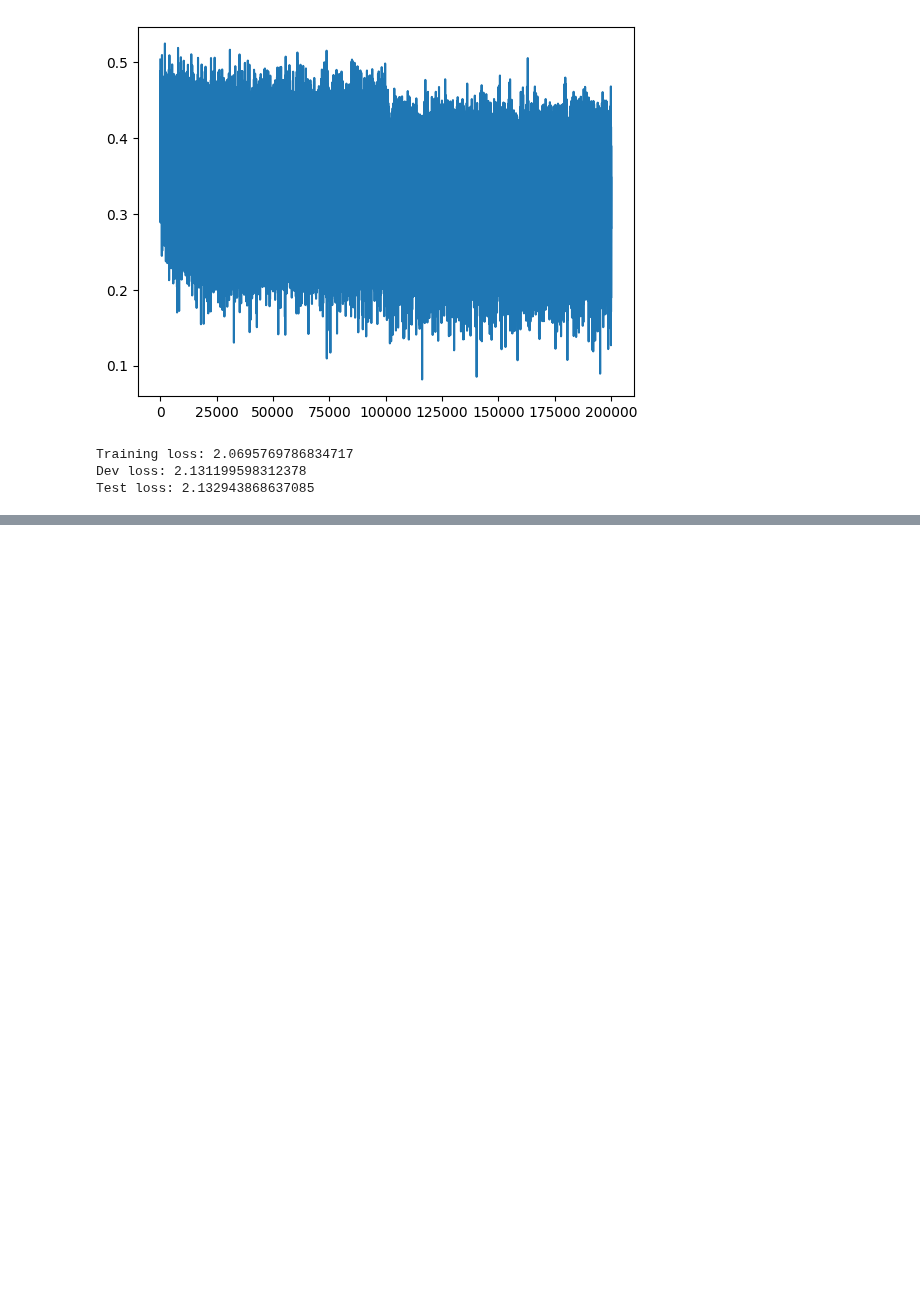
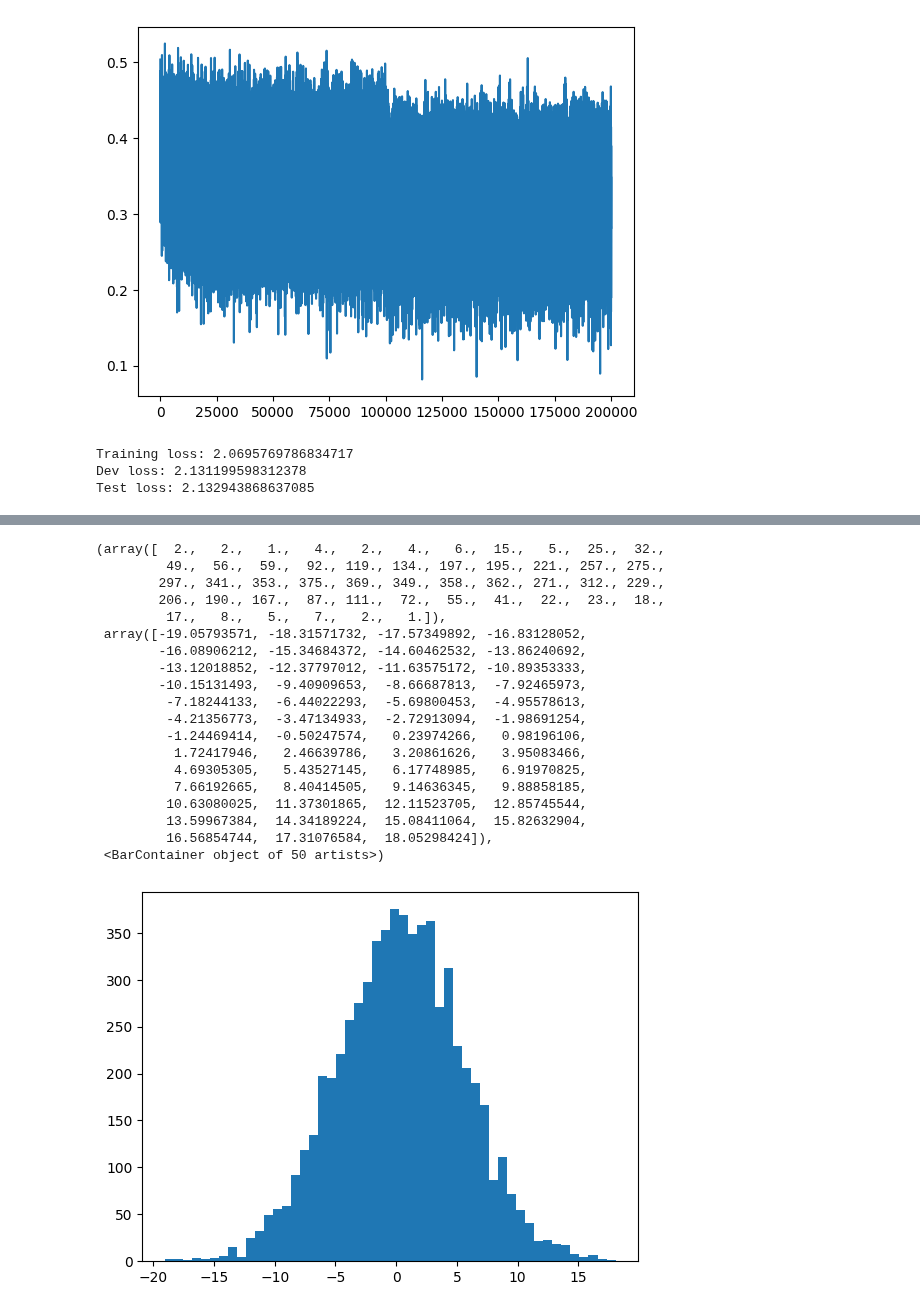
Before and after one commit to dominiksakic/zero_to_hero, a Jupyter notebook: basics_04_activations_and_gradient.ipynb, the cells around one changed output, grey strips where cells are left out. Saved outputs shown, nothing was run; the diff lists cells and outputs as text; code cells hidden in the pictures; blank space fills up the shorter version.

```diff
--- a/basics_04_activations_and_gradient.ipynb
+++ b/basics_04_activations_and_gradient.ipynb
@@ -280,0 +353,23 @@ Test loss: 2.132943868637085
+# %%
+plt.hist(hpreact.view(-1).tolist(), 50)
+# %% [output]
+(array([  2.,   2.,   1.,   4.,   2.,   4.,   6.,  15.,   5.,  25.,  32.,
+         49.,  56.,  59.,  92., 119., 134., 197., 195., 221., 257., 275.,
+        297., 341., 353., 375., 369., 349., 358., 362., 271., 312., 229.,
+        206., 190., 167.,  87., 111.,  72.,  55.,  41.,  22.,  23.,  18.,
+         17.,   8.,   5.,   7.,   2.,   1.]),
+ array([-19.05793571, -18.31571732, -17.57349892, -16.83128052,
+        -16.08906212, -15.34684372, -14.60462532, -13.86240692,
+        -13.12018852, -12.37797012, -11.63575172, -10.89353333,
+        -10.15131493,  -9.40909653,  -8.66687813,  -7.92465973,
+         -7.18244133,  -6.44022293,  -5.69800453,  -4.95578613,
+         -4.21356773,  -3.47134933,  -2.72913094,  -1.98691254,
+         -1.24469414,  -0.50247574,   0.23974266,   0.98196106,
+          1.72417946,   2.46639786,   3.20861626,   3.95083466,
+          4.69305305,   5.43527145,   6.17748985,   6.91970825,
+          7.66192665,   8.40414505,   9.14636345,   9.88858185,
+         10.63080025,  11.37301865,  12.11523705,  12.85745544,
+         13.59967384,  14.34189224,  15.08411064,  15.82632904,
+         16.56854744,  17.31076584,  18.05298424]),
+ <BarContainer object of 50 artists>)
+[figure, added]
```
Also changed, not shown: parts of 20 cells of this notebook.
